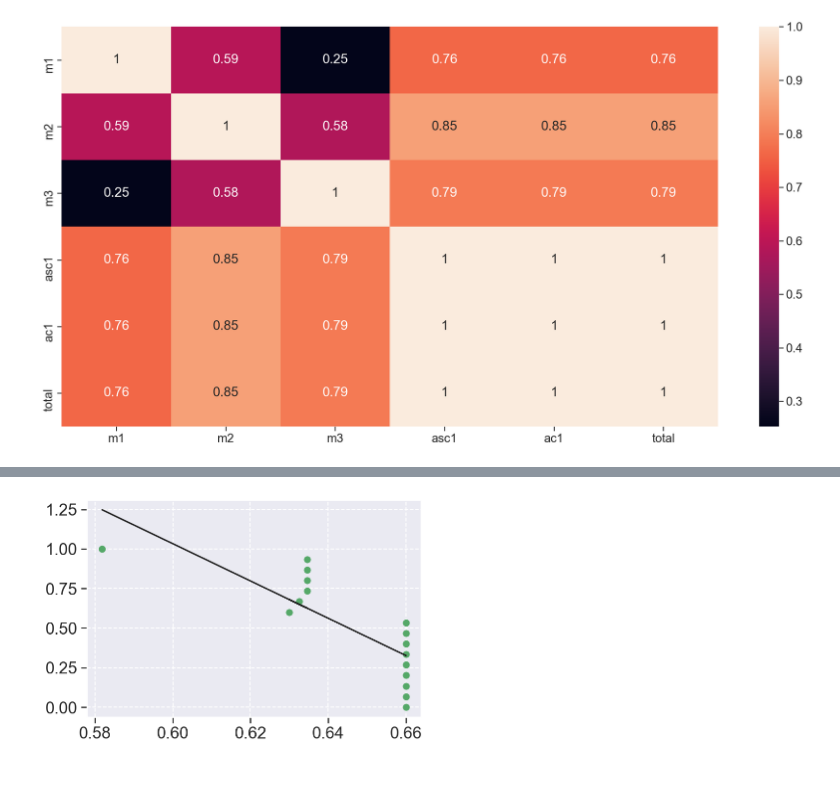
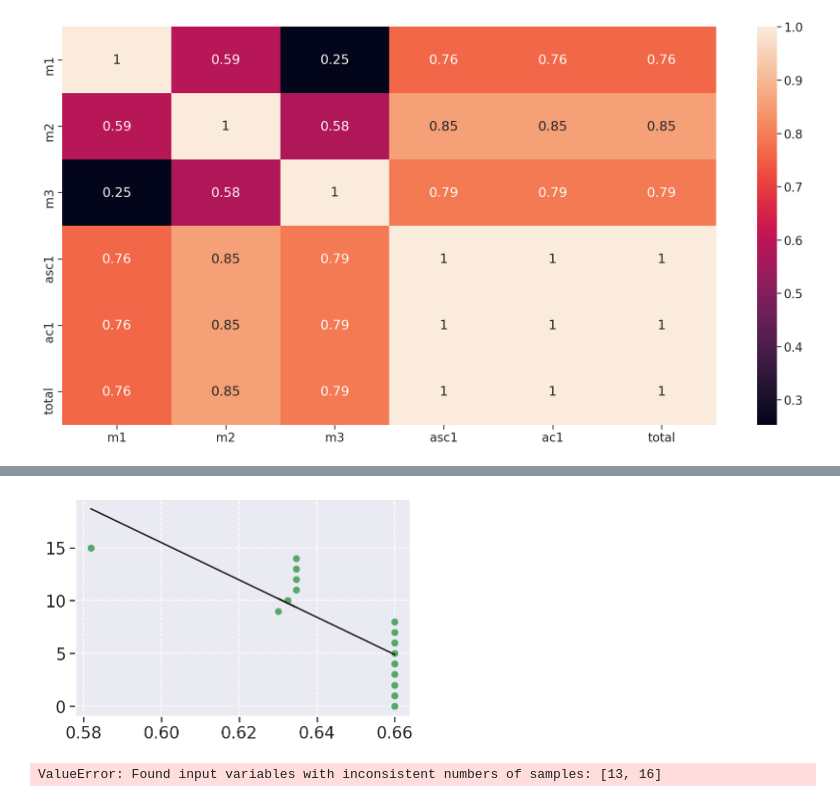
Before and after one commit to fga-eps-mds/2020.2-Violeta-Documentacao, a Jupyter notebook: docs/Projeto/analytics.ipynb, the cells around one changed output, grey strips where cells are left out. Saved outputs shown, nothing was run; the diff lists cells and outputs as text; code cells hidden in the pictures.

```diff
--- a/docs/Projeto/analytics.ipynb
+++ b/docs/Projeto/analytics.ipynb
@@ -696,14 +696,25 @@ m7_m9_df[['m9']].boxplot()
 # %%
 x = metrics_df['ac1'].values[:,np.newaxis]
-y = np.linspace(0., 1., 16)
+y = np.arange(16)
 Y = y[:,np.newaxis]
 
 #print('Coefficients: \n', reg.coef_)
 reg = LinearRegression().fit(x, y)
 plt.scatter(x, y,color='g')
 plt.plot(x, reg.predict(x),color='k')
 
 
 plt.show()
 # %% [output]
-[figure, old version]
+[figure, new version]
+# %%
+x = m7_m9_df['ac2'].values[:,np.newaxis]
+y = np.arange(16)
+
+reg2 = LinearRegression().fit(x,y)
+plt.scatter(x, y, color='b')
+plt.plot(x,reg2.predict(x), color='k')
+
+plt.show()
+# %% [output]
+ValueError: Found input variables with inconsistent numbers of samples: [13, 16]
```
Also changed, not shown: parts of 13 cells of this notebook, 4 other files.
